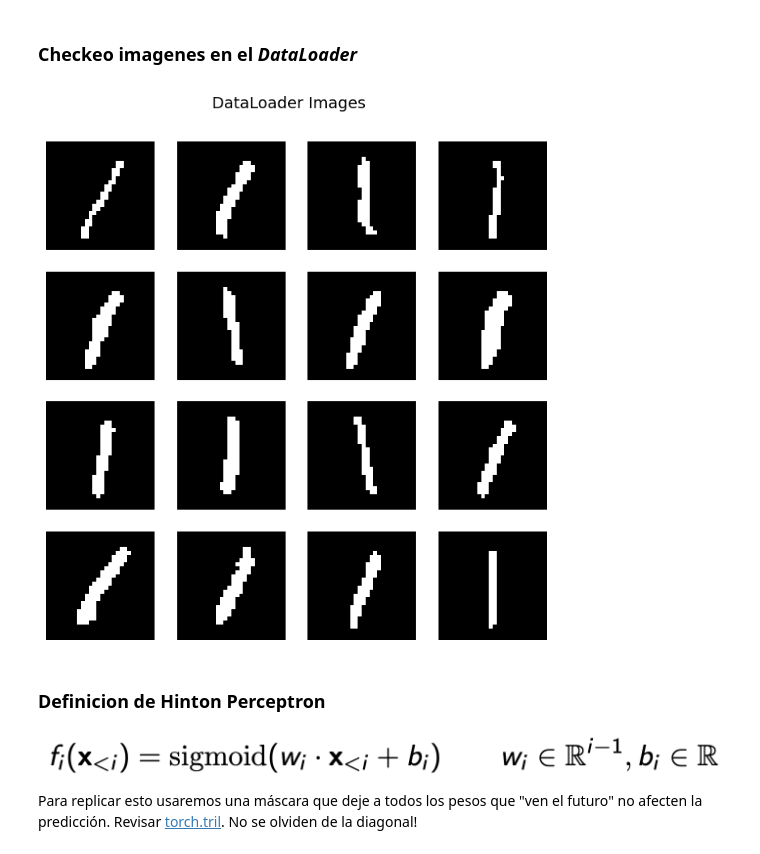
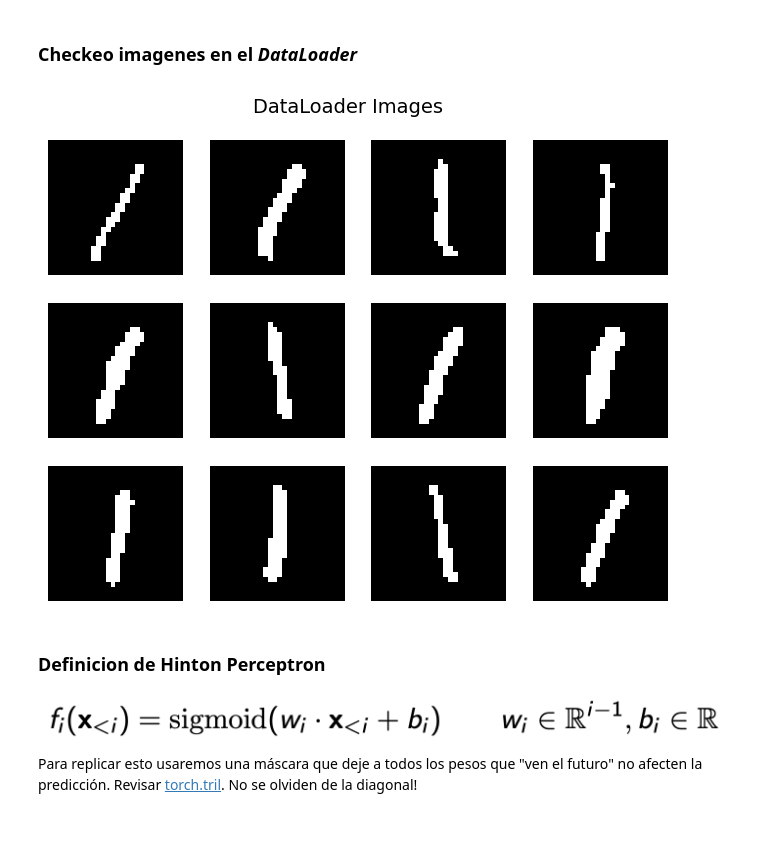
Before and after one commit to octarevetria/IA_Generativa, a Jupyter notebook: Modelos Autorregresivos/Hinton.ipynb, the cells around one changed output. Cells and saved outputs as stored; diff of their text form; code cells hidden in the pictures; blank space fills up the shorter version.

```diff
--- a/Modelos Autorregresivos/Hinton.ipynb
+++ b/Modelos Autorregresivos/Hinton.ipynb
@@ -62,7 +64,7 @@ labels_used = [1]
 # %% [markdown]
 ### Carga de datos y creación de Dataloader.
 # %%
-BATCH_SIZE = 512
+BATCH_SIZE = 256
 
 download_dataset = True # If you already have the dataset you could use False
 
@@ -125,12 +127,12 @@ show_images(images)
 # %%
 batch_images, batch_labels = next(iter(train_dataloader))
 
-display_images = batch_images[:16]
+display_images = batch_images[:12]
 display_images = [img.reshape(img_shape) for img in display_images]
 
 show_images(display_images, title="DataLoader Images")
 # %% [output]
-[figure, old version]
+[figure, new version]
 # %% [markdown]
 ### Definicion de Hinton Perceptron
 
```
Also changed, not shown: parts of 32 cells of this notebook, 8 other files.
